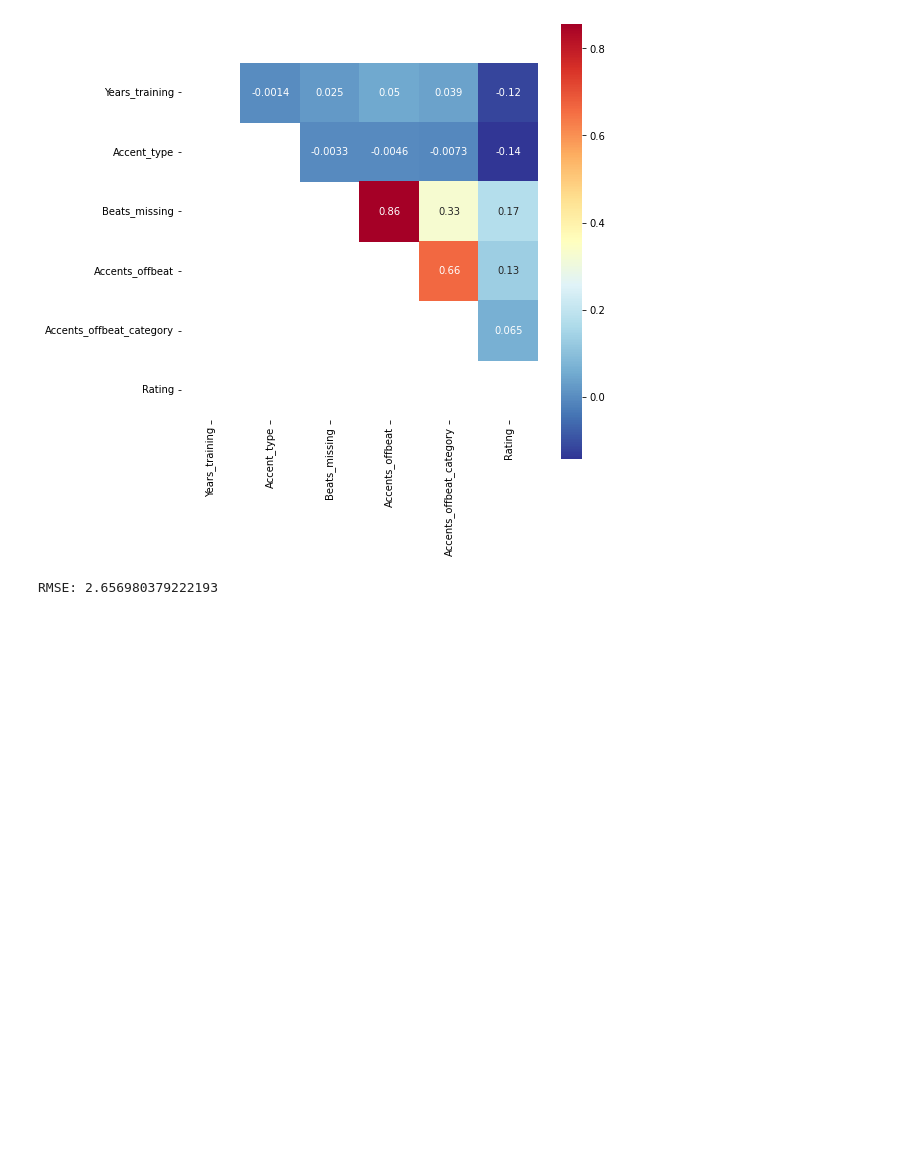
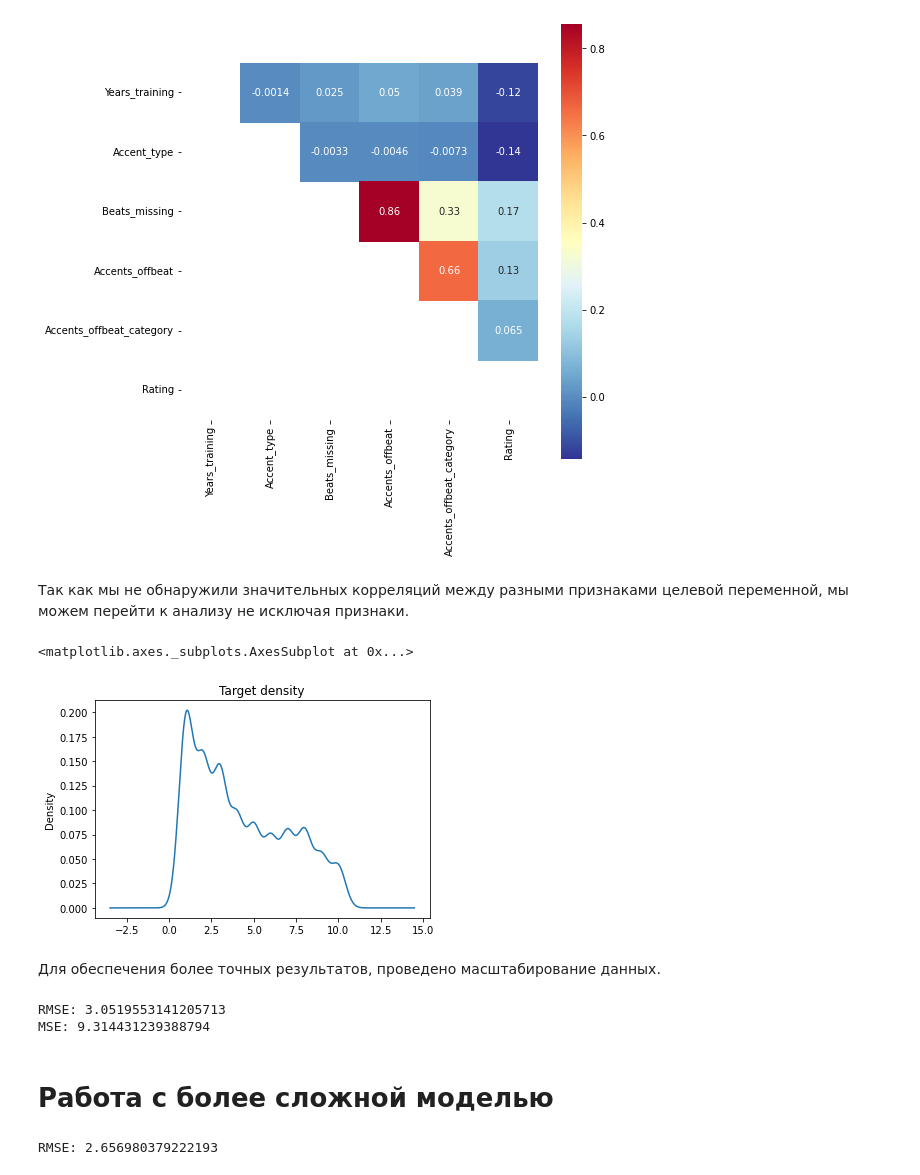
Before and after one commit to spacemancathy/ML-for-sci-data, a Jupyter notebook: ML_tasks_2nd_attempt.ipynb, the cells around one changed output. Cells and saved outputs as stored; diff of their text form; code cells hidden in the pictures; blank space fills up the shorter version.

```diff
--- a/ML_tasks_2nd_attempt.ipynb
+++ b/ML_tasks_2nd_attempt.ipynb
@@ -164,6 +157,8 @@ plt.figure(figsize=(8, 8))
 sns.heatmap(upper_tri, cmap="RdYlBu_r", square=True, annot=True);
 # %% [output]
 [figure]
+# %% [markdown]
+Так как мы не обнаружили значительных корреляций между разными признаками целевой переменной, мы можем перейти к анализу не исключая признаки.
 # %%
 x_data = df1[['Years_training', 'Accent_type', 'Beats_missing', 'Accents_offbeat','Accents_offbeat_category']]
 y_data = df1['Rating']
@@ -178,3 +173,10 @@ X_test_scaled = pd.DataFrame(
     scaler.transform(X_test),
     columns=X_test.columns
 )
+# %%
+y_data.plot(kind='kde', title='Target density')
+# %% [output]
+<matplotlib.axes._subplots.AxesSubplot at 0x...>
+[figure, added]
+# %% [markdown]
+Для обеспечения более точных результатов, проведено масштабирование данных.
@@ -181,3 +187,11 @@ X_test_scaled = pd.DataFrame(
+# %%
+print(f'RMSE: {mean_squared_error(y_test, y_preds_dummy, squared=False)}')
+print(f'MSE: {mean_squared_error(y_test, y_preds_dummy)}')
+# %% [output]
+RMSE: 3.0519553141205713
+MSE: 9.314431239388794
+# %% [markdown]
+# Работа с более сложной моделью
 # %%
 lr = LinearRegression()
 lr.fit(X_train, y_train)
```
Also changed, not shown: parts of 18 cells of this notebook.
